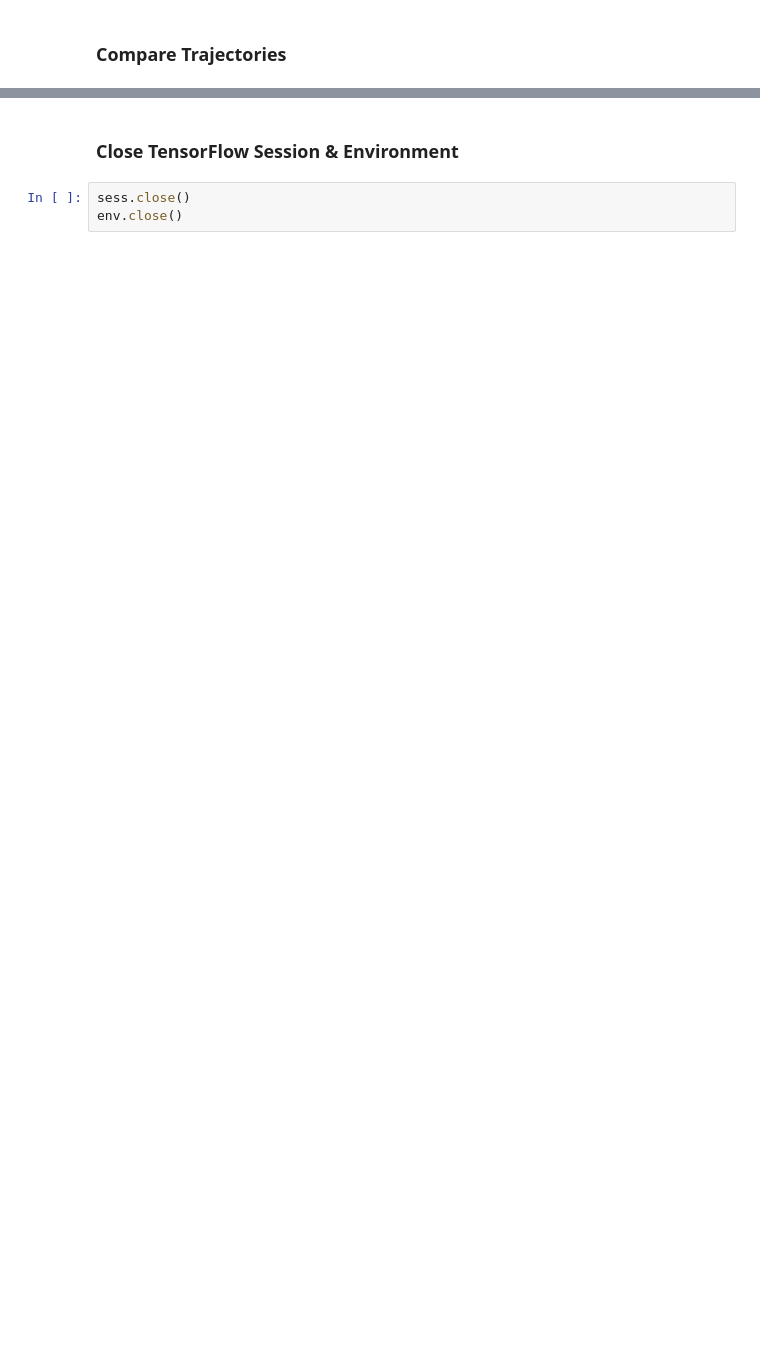
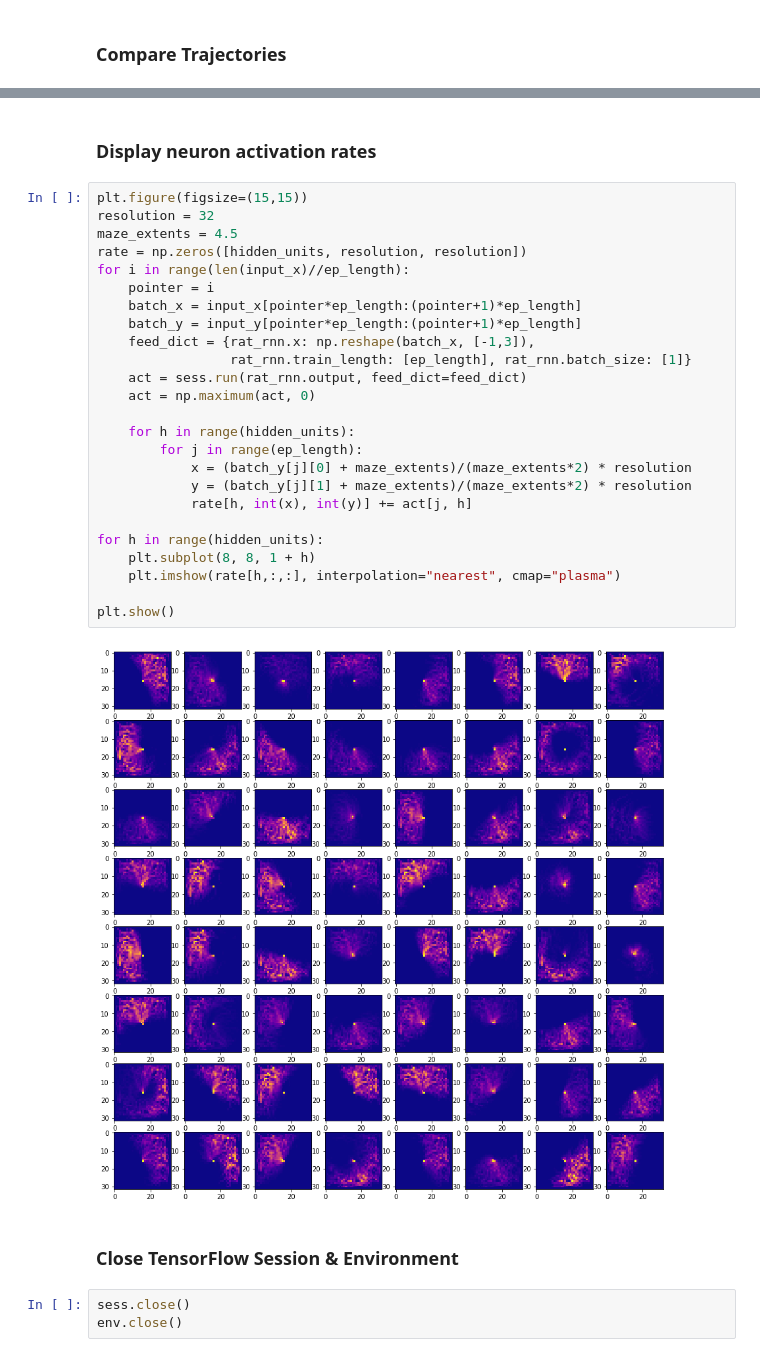
Before and after one commit to Unity-Technologies/rat-rnn, a Jupyter notebook: Rat.ipynb, the cells around one changed output, grey strips where cells are left out. Cells and saved outputs as stored; diff of their text form; blank space fills up the shorter version.

Commit message:
Display neuron activation rates

```diff
--- a/Rat.ipynb
+++ b/Rat.ipynb
@@ -176,3 +219,32 @@ plt.show()
+# %% [markdown]
+### Display neuron activation rates
+# %%
+plt.figure(figsize=(15,15))
+resolution = 32
+maze_extents = 4.5
+rate = np.zeros([hidden_units, resolution, resolution])
+for i in range(len(input_x)//ep_length):
+    pointer = i
+    batch_x = input_x[pointer*ep_length:(pointer+1)*ep_length]
+    batch_y = input_y[pointer*ep_length:(pointer+1)*ep_length]
+    feed_dict = {rat_rnn.x: np.reshape(batch_x, [-1,3]),
+                 rat_rnn.train_length: [ep_length], rat_rnn.batch_size: [1]}
+    act = sess.run(rat_rnn.output, feed_dict=feed_dict)
+    act = np.maximum(act, 0)
+
+    for h in range(hidden_units):
+        for j in range(ep_length):
+            x = (batch_y[j][0] + maze_extents)/(maze_extents*2) * resolution
+            y = (batch_y[j][1] + maze_extents)/(maze_extents*2) * resolution
+            rate[h, int(x), int(y)] += act[j, h]
+
+for h in range(hidden_units):
+    plt.subplot(8, 8, 1 + h)
+    plt.imshow(rate[h,:,:], interpolation="nearest", cmap="plasma")
+
+plt.show()
+# %% [output]
+[figure, added]
 # %% [markdown]
 ### Close TensorFlow Session & Environment
 # %%
```
Also changed, not shown: parts of 6 cells of this notebook.
